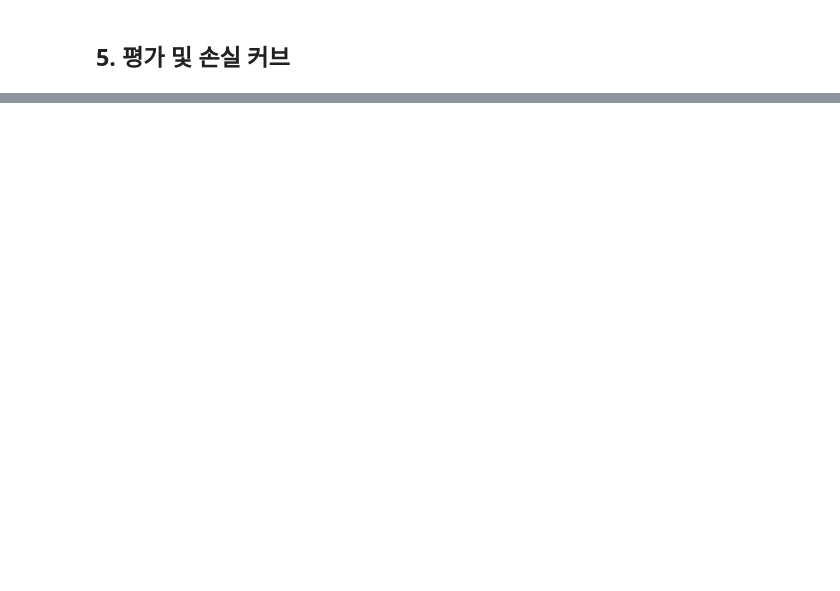
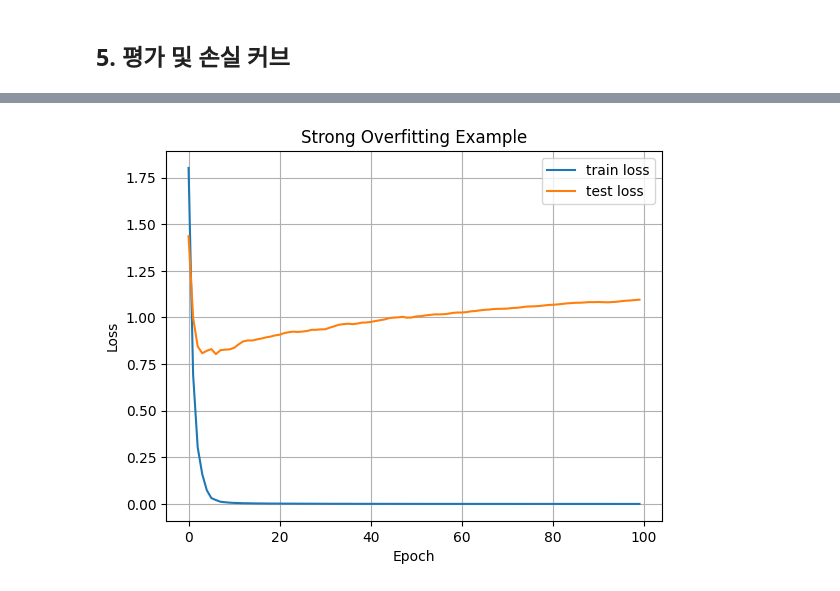
Before and after one commit to Developer-EJ/mnist-lab, a Jupyter notebook: mnist_lab.ipynb, the cells around one changed output, grey strips where cells are left out. Cells and saved outputs as stored; diff of their text form; code cells hidden in the pictures; blank space fills up the shorter version.

```diff
--- a/mnist_lab.ipynb
+++ b/mnist_lab.ipynb
@@ -350,0 +607,17 @@ Final Loss  : 1.0711
+# %%
+x_small = x_train[:200]
+y_small = y_train[:200]
+
+model = NeuralNetwork(use_batchnorm=False, use_dropout=False)
+optimizer = Adam(lr=0.001)
+
+loss_overfit, test_loss_overfit = train(
+    model,
+    optimizer,
+    x_small,
+    y_small,
+    epochs=100,
+    batch_size=32,
+    x_test=x_test,
+    y_test=y_test,
+)
@@ -350,0 +642,13 @@ Final Loss  : 1.0711
+# %%
+import matplotlib.pyplot as plt
+
+plt.plot(loss_overfit, label="train loss")
+plt.plot(test_loss_overfit, label="test loss")
+plt.xlabel("Epoch")
+plt.ylabel("Loss")
+plt.title("Strong Overfitting Example")
+plt.legend()
+plt.grid(True)
+plt.show()
+# %% [output]
+[figure, added]
```
Also changed, not shown: parts of 13 cells of this notebook, 8 other files.
